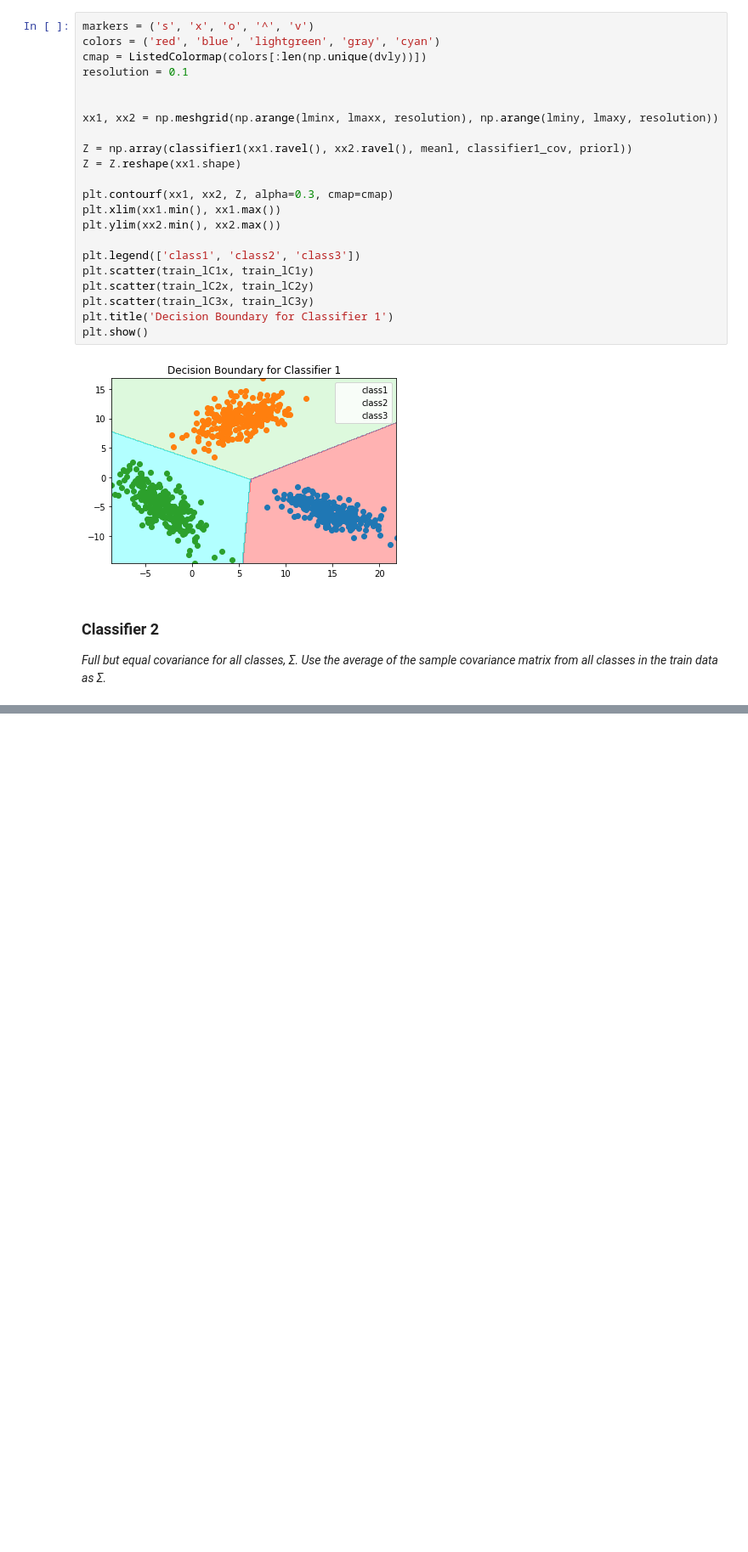
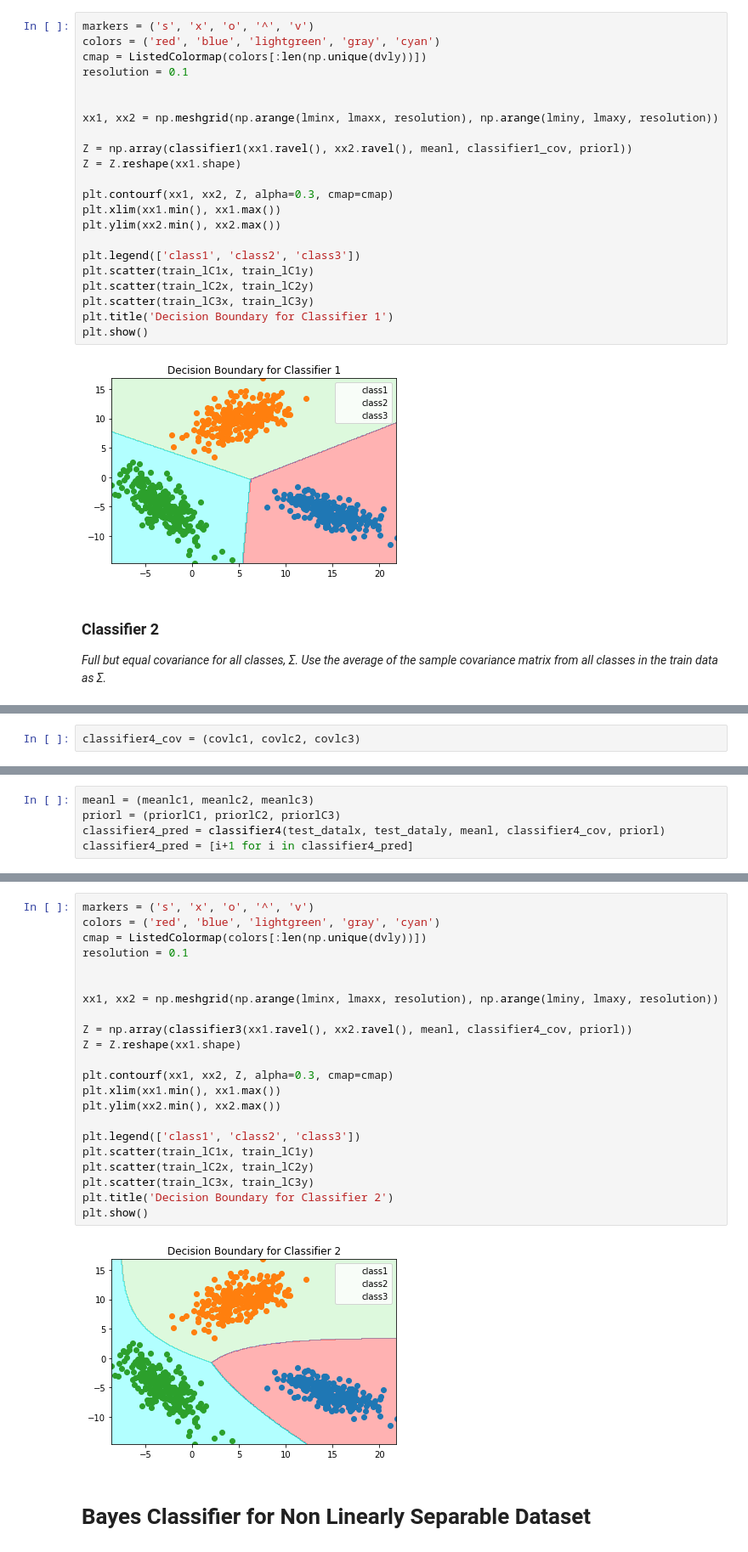
Before and after one commit to its-rajesh/Pattern-Recognition, a Jupyter notebook: PRA1Q2.ipynb, the cells around one changed output, grey strips where cells are left out. Shown at 85% size. Saved outputs shown, nothing was run; the diff lists cells and outputs as text; blank space fills up the shorter version.

```diff
--- a/PRA1Q2.ipynb
+++ b/PRA1Q2.ipynb
@@ -343,0 +502,2 @@ plt.show()
+# %%
+classifier4_cov = (covlc1, covlc2, covlc3)
@@ -343,0 +525,5 @@ plt.show()
+# %%
+meanl = (meanlc1, meanlc2, meanlc3)
+priorl = (priorlC1, priorlC2, priorlC3)
+classifier4_pred = classifier4(test_datalx, test_dataly, meanl, classifier4_cov, priorl)
+classifier4_pred = [i+1 for i in classifier4_pred]
@@ -343,0 +548,26 @@ plt.show()
+# %%
+markers = ('s', 'x', 'o', '^', 'v')
+colors = ('red', 'blue', 'lightgreen', 'gray', 'cyan')
+cmap = ListedColormap(colors[:len(np.unique(dvly))])
+resolution = 0.1
+
+
+xx1, xx2 = np.meshgrid(np.arange(lminx, lmaxx, resolution), np.arange(lminy, lmaxy, resolution))
+
+Z = np.array(classifier3(xx1.ravel(), xx2.ravel(), meanl, classifier4_cov, priorl))
+Z = Z.reshape(xx1.shape)
+
+plt.contourf(xx1, xx2, Z, alpha=0.3, cmap=cmap)
+plt.xlim(xx1.min(), xx1.max())
+plt.ylim(xx2.min(), xx2.max())
+
+plt.legend(['class1', 'class2', 'class3'])
+plt.scatter(train_lC1x, train_lC1y)
+plt.scatter(train_lC2x, train_lC2y)
+plt.scatter(train_lC3x, train_lC3y)
+plt.title('Decision Boundary for Classifier 2')
+plt.show()
+# %% [output]
+[figure, added]
+# %% [markdown]
+# Bayes Classifier for Non Linearly Separable Dataset
```
Also changed, not shown: parts of 17 cells of this notebook.
